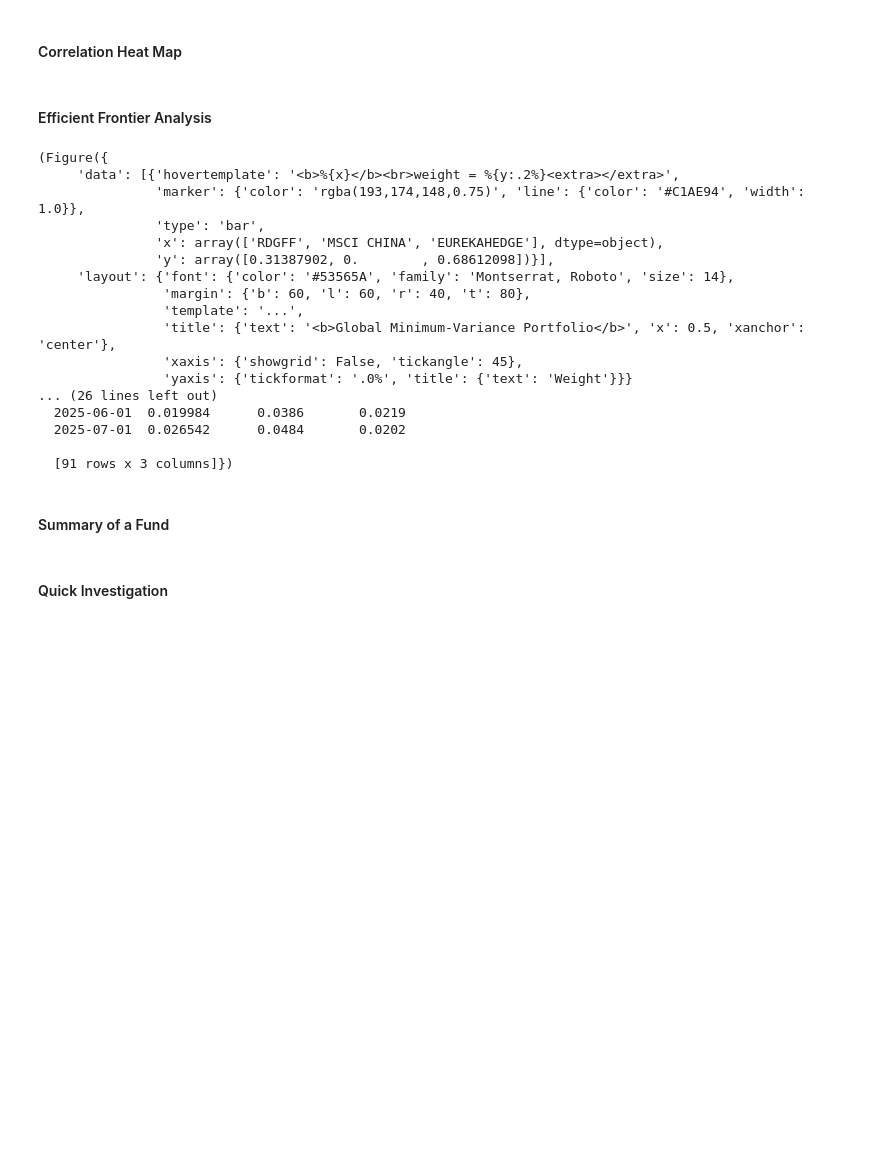
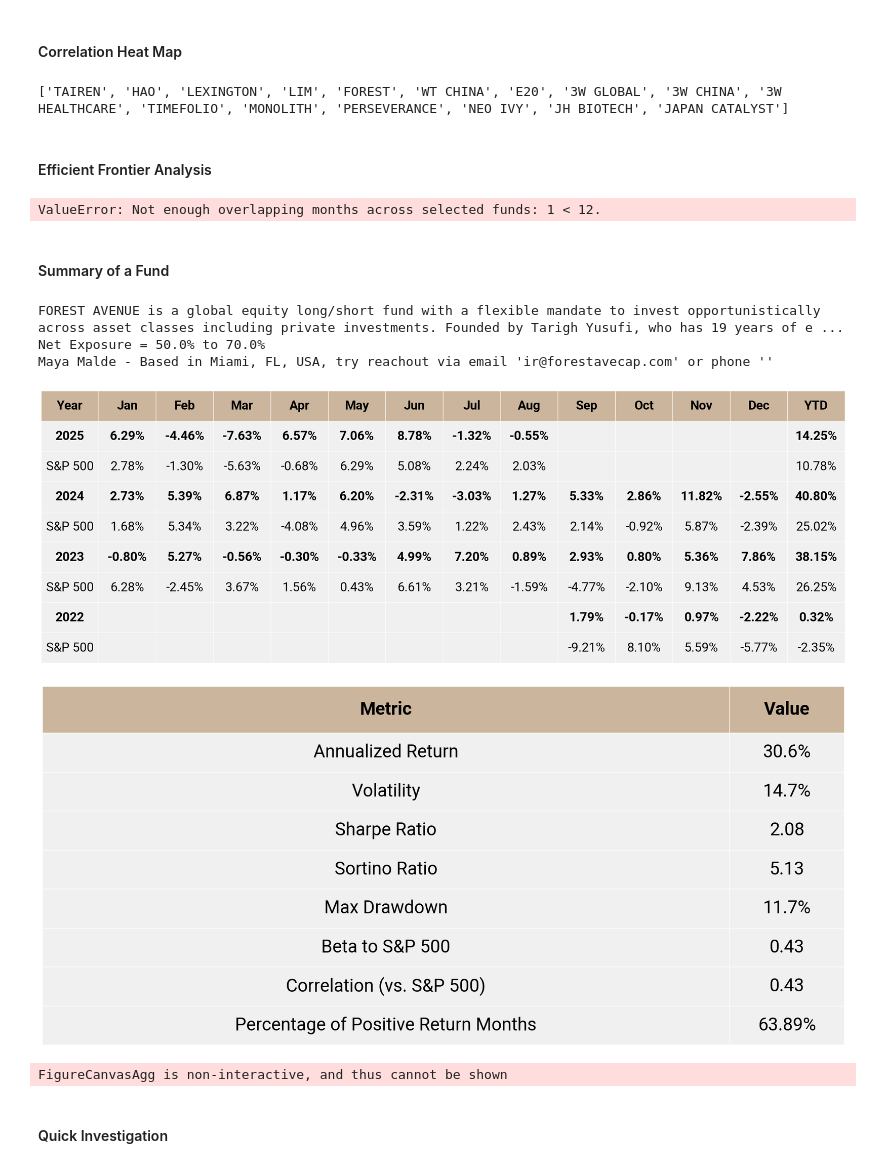
Before and after one commit to python-Marsh/fofproject, a Jupyter notebook: fund_workstation.ipynb, the cells around one changed output. Drawn from its saved outputs; the diff is of its cells as text; code cells hidden in the pictures; blank space fills up the shorter version.

```diff
--- a/fund_workstation.ipynb
+++ b/fund_workstation.ipynb
@@ -35,6 +38,6 @@ csv_fund = input_monthly_returns(r"RETURN DATA.csv")
 ##### Parse Everything
 # %%
 # Do not open the pdf while running, or the renaming process will encounter error
-gpt_fund = process_pdfs_in_folder(folder_path=r"input\sg_ms_manager",save=True)
+gpt_fund = process_pdfs_in_folder(folder_path=r"input\Singapore",save=True)
 gpt_fund = init_funds(gpt_fund)
 # %% [output]
@@ -122,6 +109,8 @@ save_changes_in_fund(funds, folder_path=r"input\worth_a_look")
  'WT CHINA': Fund(performance_fee=0.2, management_fee=0.02, monthly_returns=99 entries)}
 # %%
 print(funds['ASIAN TECHNOLOGY'].total_max_dd)
+# %%
+funds = gpt_fund
 # %% [markdown]
 ## Fund Analysis
 # %% [markdown]
@@ -213,39 +202,32 @@ plot = plot_cumulative_returns(
 #### Correlation Heat Map
 # %%
 # Correlation heatmap
-list_to_plot = our_portfolio + ['BASSWOOD']
+list_to_plot = our_portfolio + ['JAPAN CATALYST']
 print(list_to_plot)
 funds_to_be_plot = subset_of_funds(funds, list_to_plot)
 start_month = "2019-12"
 end_month = "2025-7"
 
 fig, corr_df, overlap_df = plot_fund_correlation_heatmap(funds_to_be_plot, method="pearson", min_overlap=12)
+# %% [output]
+['TAIREN', 'HAO', 'LEXINGTON', 'LIM', 'FOREST', 'WT CHINA', 'E20', '3W GLOBAL', '3W CHINA', '3W HEALTHCARE', 'TIMEFOLIO', 'MONOLITH', 'PERSEVERANCE', 'NEO IVY', 'JH BIOTECH', 'JAPAN CATALYST']
 # %% [markdown]
 #### Efficient Frontier Analysis
 # %%
 minimum_variance_analysis(funds)
 # %% [output]
-(Figure({
-     'data': [{'hovertemplate': '<b>%{x}</b><br>weight = %{y:.2%}<extra></extra>',
-               'marker': {'color': 'rgba(193,174,148,0.75)', 'line': {'color': '#C1AE94', 'width': 1.0}},
-               'type': 'bar',
-               'x': array(['RDGFF', 'MSCI CHINA', 'EUREKAHEDGE'], dtype=object),
-               'y': array([0.31387902, 0.        , 0.68612098])}],
-     'layout': {'font': {'color': '#53565A', 'family': 'Montserrat, Roboto', 'size': 14},
-                'margin': {'b': 60, 'l': 60, 'r': 40, 't': 80},
-                'template': '...',
-                'title': {'text': '<b>Global Minimum-Variance Portfolio</b>', 'x': 0.5, 'xanchor': 'center'},
-                'xaxis': {'showgrid': False, 'tickangle': 45},
-                'yaxis': {'tickformat': '.0%', 'title': {'text': 'Weight'}}}
-... (26 lines left out)
-  2025-06-01  0.019984      0.0386       0.0219
-  2025-07-01  0.026542      0.0484       0.0202
-
-  [91 rows x 3 columns]})
+ValueError: Not enough overlapping months across selected funds: 1 < 12.
 # %% [markdown]
 #### Summary of a Fund
 # %%
-funds['ARVIN'].summary_of_a_fund(benchmark_fund=funds['MSCI CHINA'],language="en")
+funds['FOREST AVENUE'].summary_of_a_fund(benchmark_fund=funds['S&P 500'],language="en")
+# %% [output]
+FOREST AVENUE is a global equity long/short fund with a flexible mandate to invest opportunistically across asset classes including private investments. Founded by Tarigh Yusufi, who has 19 years of e ...
+Net Exposure = 50.0% to 70.0%
+Maya Malde - Based in Miami, FL, USA, try reachout via email 'ir@forestavecap.com' or phone ''
+[figure, added]
+[figure, added]
+FigureCanvasAgg is non-interactive, and thus cannot be shown
 # %% [markdown]
 #### Quick Investigation
 # %%
```
Also changed, not shown: parts of 6 cells of this notebook, 3 other files.
